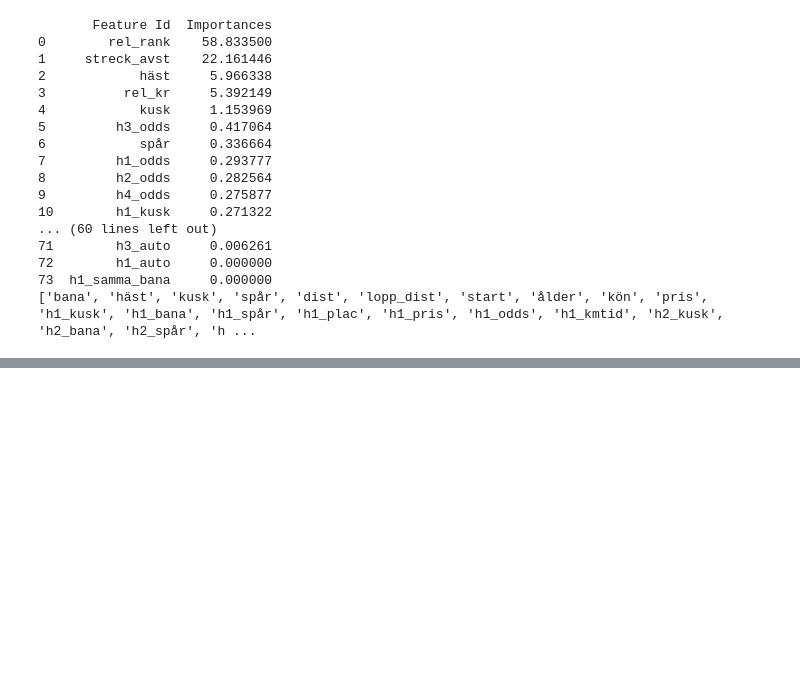
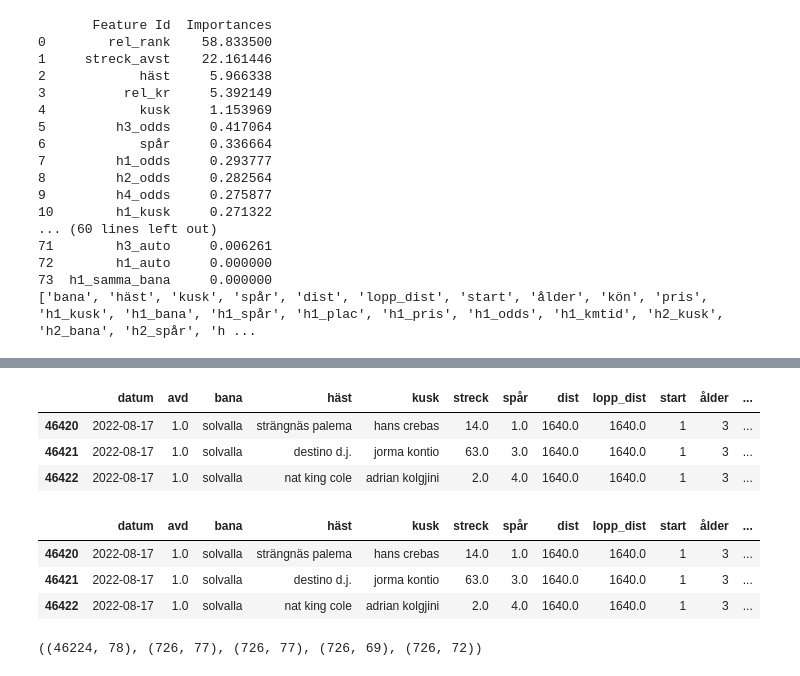
Before and after one commit to carokanns/Trav, a Jupyter notebook: spel/v75_tester/🏫_Learn_copy.ipynb, the cells around one changed output, grey strips where cells are left out. Saved outputs shown, nothing was run; the diff lists cells and outputs as text; code cells hidden in the pictures; blank space fills up the shorter version.

```diff
--- a/spel/v75_tester/🏫_Learn_copy.ipynb
+++ b/spel/v75_tester/🏫_Learn_copy.ipynb
@@ -1155,0 +1134,27 @@ Name: key, Length: 726, dtype: int64
+# %%
+display(X1.head(3))
+display(X4.head(3))
+# %% [output]
+|  | datum | avd | bana | häst | kusk | streck | spår | dist | lopp_dist | start | ålder | ... |
+| 46420 | 2022-08-17 | 1.0 | solvalla | strängnäs palema | hans crebas | 14.0 | 1.0 | 1640.0 | 1640.0 | 1 | 3 | ... |
+| 46421 | 2022-08-17 | 1.0 | solvalla | destino d.j. | jorma kontio | 63.0 | 3.0 | 1640.0 | 1640.0 | 1 | 3 | ... |
+| 46422 | 2022-08-17 | 1.0 | solvalla | nat king cole | adrian kolgjini | 2.0 | 4.0 | 1640.0 | 1640.0 | 1 | 3 | ... |
+|  | datum | avd | bana | häst | kusk | streck | spår | dist | lopp_dist | start | ålder | ... |
+| 46420 | 2022-08-17 | 1.0 | solvalla | strängnäs palema | hans crebas | 14.0 | 1.0 | 1640.0 | 1640.0 | 1 | 3 | ... |
+| 46421 | 2022-08-17 | 1.0 | solvalla | destino d.j. | jorma kontio | 63.0 | 3.0 | 1640.0 | 1640.0 | 1 | 3 | ... |
+| 46422 | 2022-08-17 | 1.0 | solvalla | nat king cole | adrian kolgjini | 2.0 | 4.0 | 1640.0 | 1640.0 | 1 | 3 | ... |
+# %%
+
+# differrence between dicts
+def diff(li1, li2):
+    return (list(set(li1) - set(li2))+list(set(li2) - set(li1)))
+
+# make dict from X1
+X1_dict = X1.to_dict('list')
+X4_dict = X4.to_dict('list')
+X1_dict
+test_dict = test.to_dict('list')
+diff(X1_dict,X4_dict)
+train.shape, X1.shape,X2.shape,X3.shape,X4.shape
+# %% [output]
+((46224, 78), (726, 77), (726, 77), (726, 69), (726, 72))
```
Also changed, not shown: parts of 11 cells of this notebook, 25 other files.
